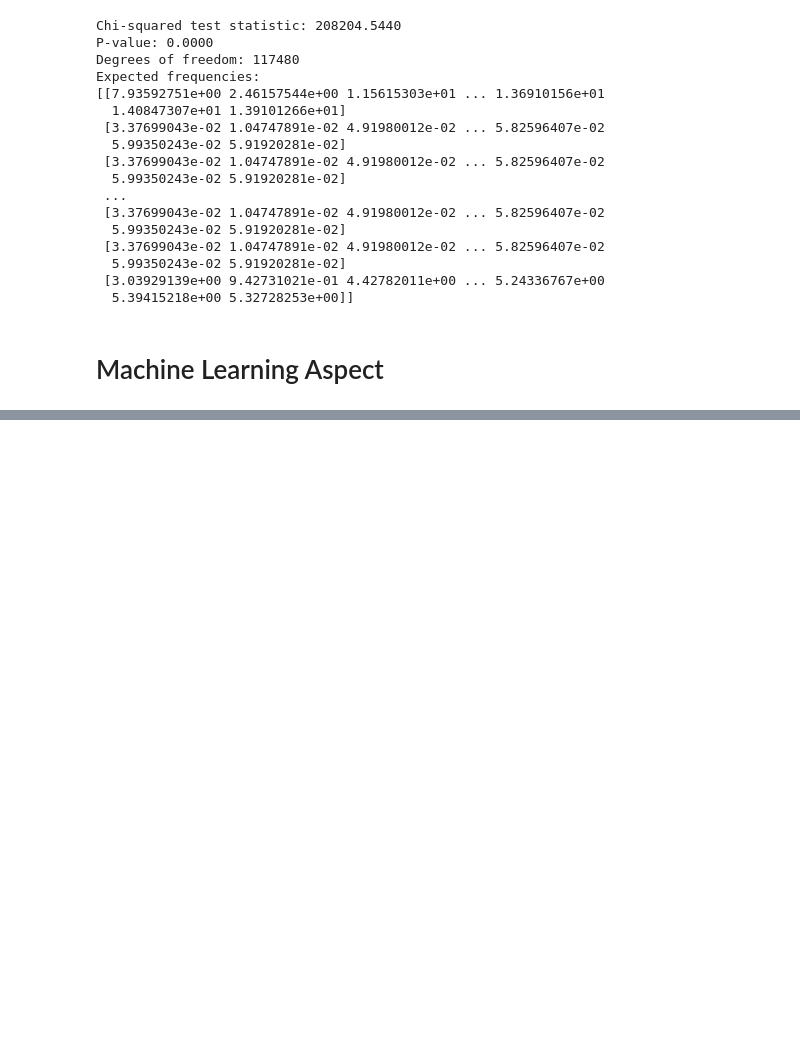
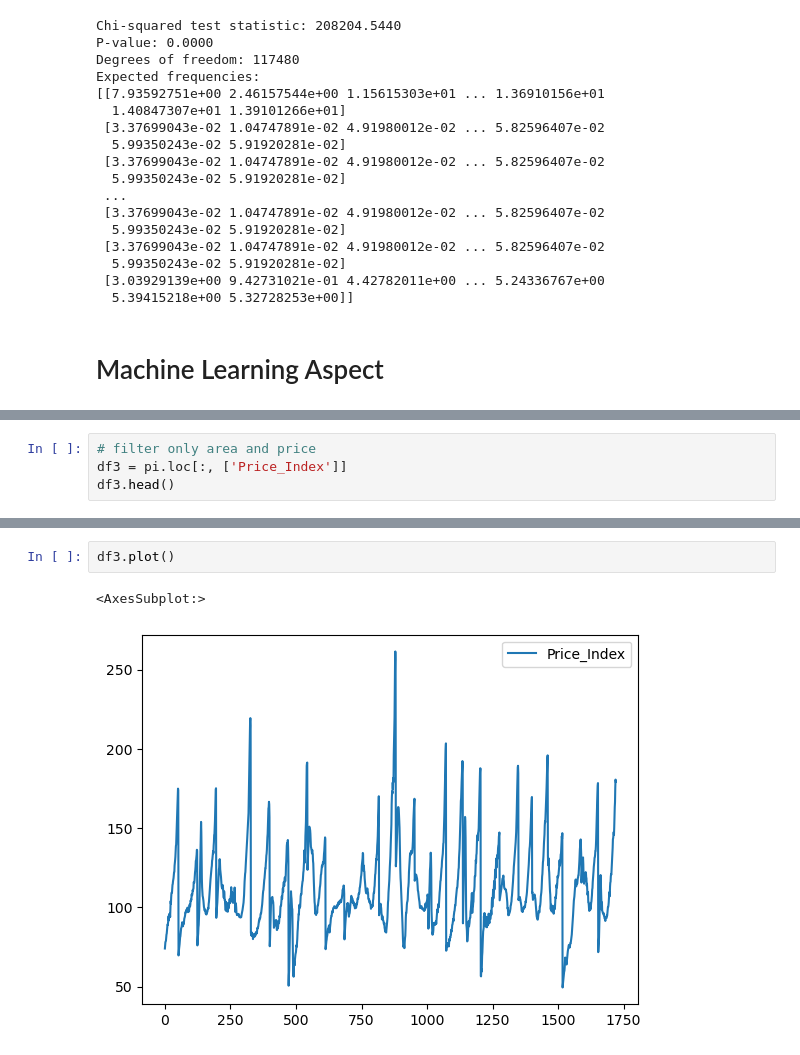
Before and after one commit to sba22232/Sem1CA1Repeatsba22232, a Jupyter notebook: Sem1CA1Repeat/Sem1CA1Repeatsba22232.ipynb, the cells around one changed output, grey strips where cells are left out. Drawn from its saved outputs; the diff is of its cells as text; blank space fills up the shorter version.

```diff
--- a/Sem1CA1Repeat/Sem1CA1Repeatsba22232.ipynb
+++ b/Sem1CA1Repeat/Sem1CA1Repeatsba22232.ipynb
@@ -1244,0 +1070,4 @@ MSE: 27908682535.278477
+# %%
+# filter only area and price
+df3 = pi.loc[:, ['Price_Index']]
+df3.head()
@@ -1244,0 +1081,5 @@ MSE: 27908682535.278477
+# %%
+df3.plot()
+# %% [output]
+<AxesSubplot:>
+[figure, added]
```
Also changed, not shown: parts of 40 cells of this notebook, 1 other file.
